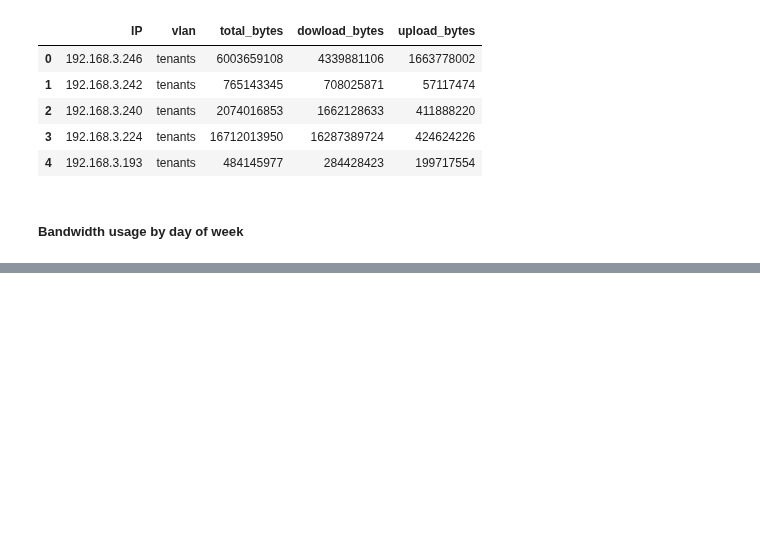
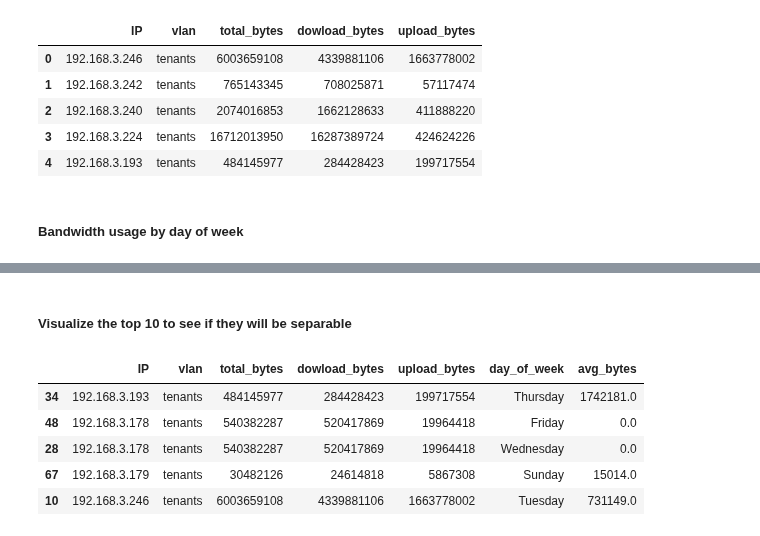
Before and after one commit to JohnnyFoulds/dsm010-2021-oct, a Jupyter notebook: coursework_02/cw02.ipynb, the cells around one changed output, grey strips where cells are left out. Cells and saved outputs as stored; diff of their text form; code cells hidden in the pictures; blank space fills up the shorter version.

```diff
--- a/coursework_02/cw02.ipynb
+++ b/coursework_02/cw02.ipynb
@@ -892,3 +892,22 @@ df_users.head()
 | 2 | 192.168.3.240 | tenants | 2074016853 | 1662128633 | 411888220 | 12195.0 | 25176.0 | ... |
 | 3 | 192.168.3.224 | tenants | 16712013950 | 16287389724 | 424624226 | 0.0 | 9517041.0 | ... |
 | 4 | 192.168.3.193 | tenants | 484145977 | 284428423 | 199717554 | 0.0 | 11884.0 | ... |
+# %% [markdown]
+##### Visualize the top 10 to see if they will be separable
+# %%
+# create a dataframe suitable for creating the plot
+df_day_plot = df_users.rename(columns=lambda x: x.replace('_avg_bytes', '')).head(10)
+
+df_day_plot = df_day_plot.melt(
+    id_vars=list(df_users.columns)[:-7],
+    var_name='day_of_week',
+    value_name='avg_bytes')
+
+df_day_plot.sample(n=5, random_state=5)
+# %% [output]
+|  | IP | vlan | total_bytes | dowload_bytes | upload_bytes | day_of_week | avg_bytes |
+| 34 | 192.168.3.193 | tenants | 484145977 | 284428423 | 199717554 | Thursday | 1742181.0 |
+| 48 | 192.168.3.178 | tenants | 540382287 | 520417869 | 19964418 | Friday | 0.0 |
+| 28 | 192.168.3.178 | tenants | 540382287 | 520417869 | 19964418 | Wednesday | 0.0 |
+| 67 | 192.168.3.179 | tenants | 30482126 | 24614818 | 5867308 | Sunday | 15014.0 |
+| 10 | 192.168.3.246 | tenants | 6003659108 | 4339881106 | 1663778002 | Tuesday | 731149.0 |
```
Also changed, not shown: parts of 1 cell of this notebook.
